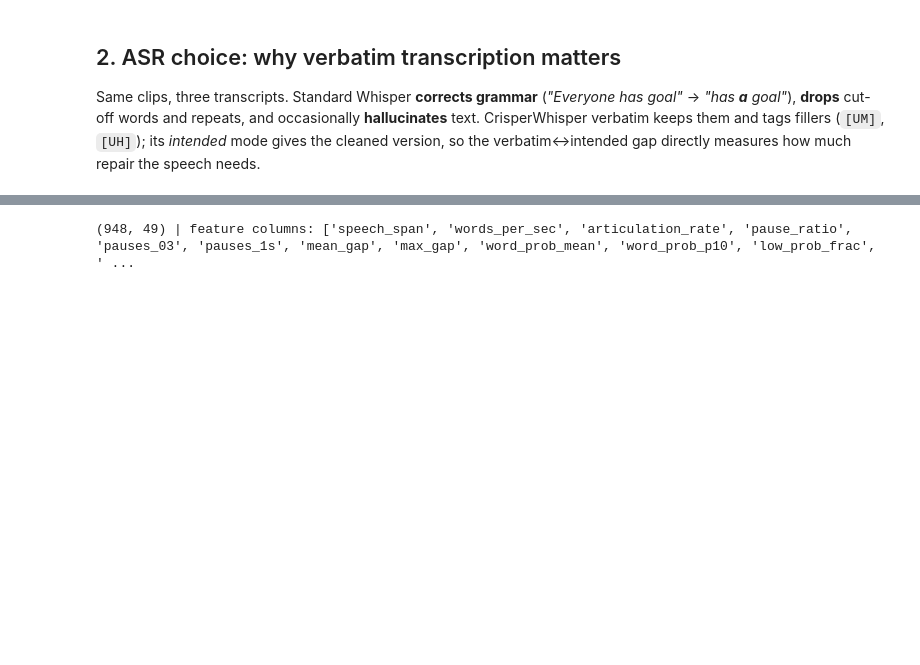
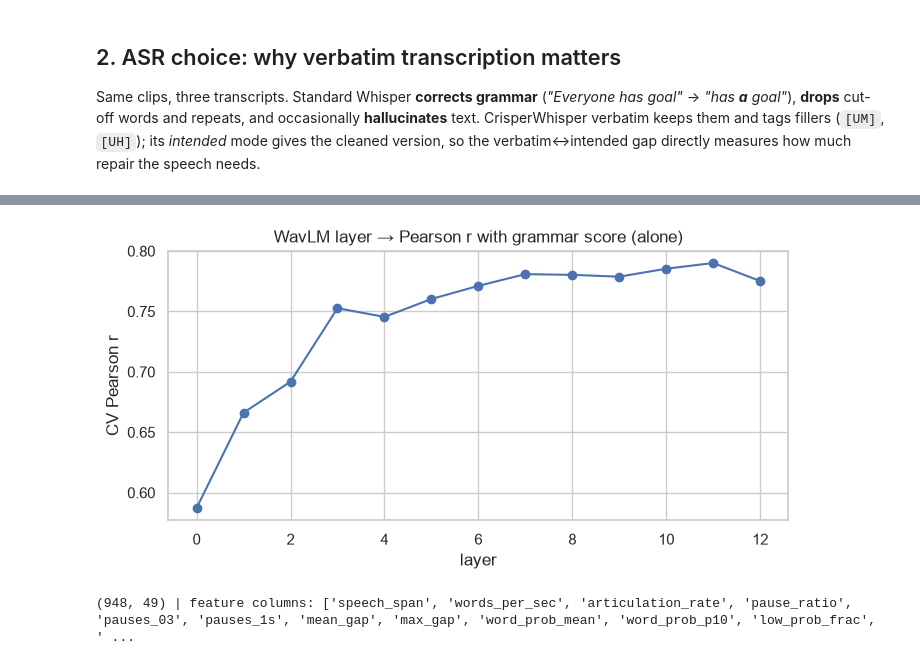
Before and after one commit to devyanshbatra/shl-grammar-scoring-2026, a Jupyter notebook: notebooks/grammar_scoring.ipynb, the cells around one changed output, grey strips where cells are left out. Drawn from its saved outputs; the diff is of its cells as text; code cells hidden in the pictures; blank space fills up the shorter version.

```diff
--- a/notebooks/grammar_scoring.ipynb
+++ b/notebooks/grammar_scoring.ipynb
@@ -96,3 +113,13 @@ pd.DataFrame([{'file': r['filename'], 'label': r['label'],
+# %%
+import re, subprocess
+scan = subprocess.run([sys.executable, 'src/train.py', '--no-crisper', '--scan-audio'],
+                      capture_output=True, text=True).stdout.splitlines()
+rows = [re.findall(r'layer\s+(\d+)\s+RMSE ([\d.]+)\s+Pearson ([\d.]+)', l) for l in scan]
+sc = pd.DataFrame([r[0] for r in rows if r], columns=['layer', 'rmse', 'pearson']).astype(float)
+fig, ax = plt.subplots(figsize=(8, 3.5)); ax.plot(sc.layer, sc.pearson, 'o-')
+ax.set(title='WavLM layer → Pearson r with grammar score (alone)', xlabel='layer', ylabel='CV Pearson r'); plt.show()
+# %% [output]
+[figure, added]
 # %%
 # Features are built by `python src/features.py` (LanguageTool, GPT-2, CoLA and the
 # embedding take ~20 min on CPU), so the notebook loads the saved table.
```
Also changed, not shown: parts of 12 cells of this notebook, 36 other files.
